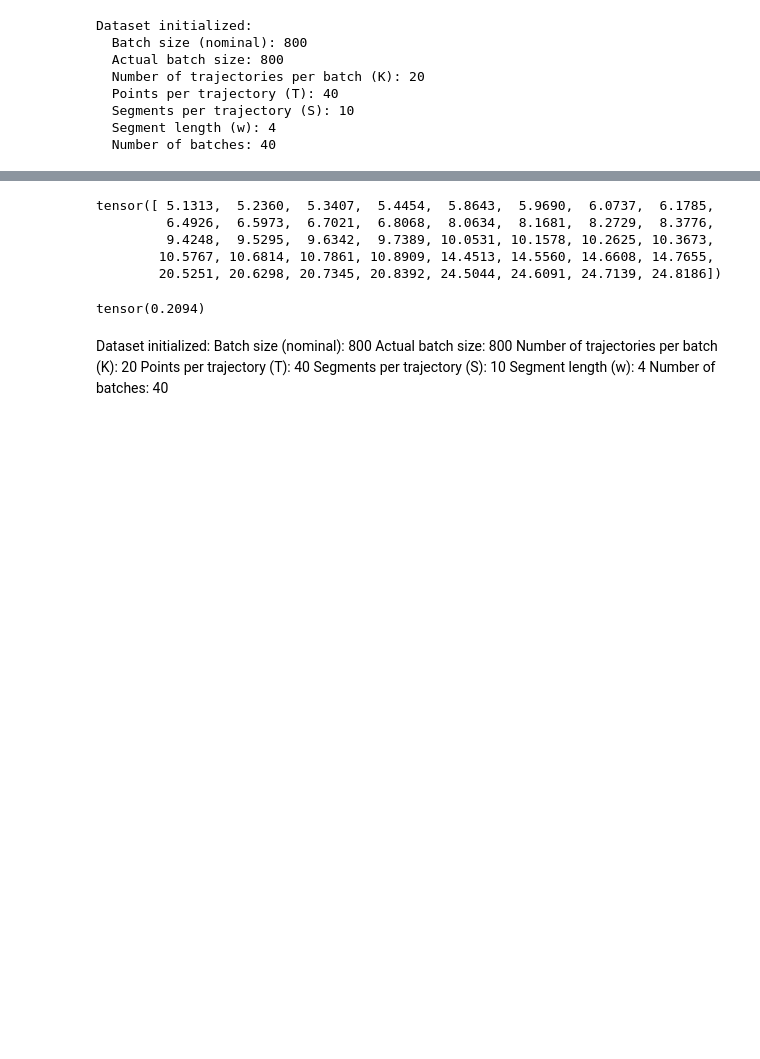
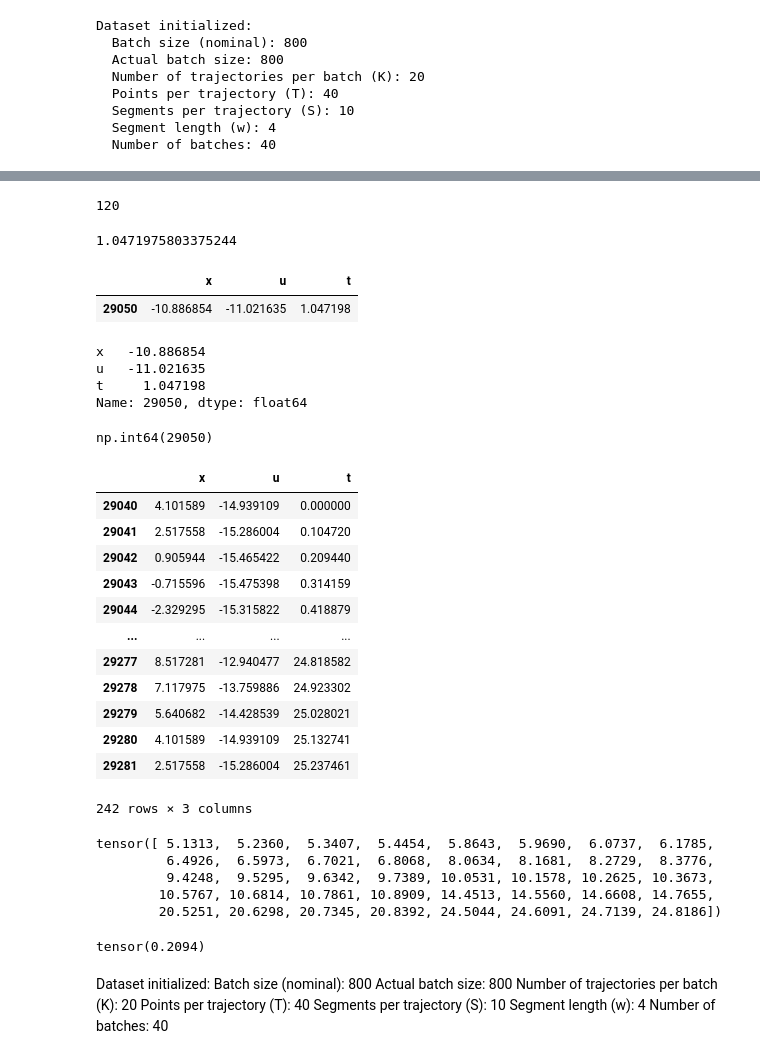
Before and after one commit to thomasGR9/Hamilton_Jacobi_NN, a Jupyter notebook: batch_and_nn_testing.ipynb, the cells around one changed output, grey strips where cells are left out. Cells and saved outputs as stored; diff of their text form; code cells hidden in the pictures; blank space fills up the shorter version.

Commit message:
will try to make a function that checks if the batch dataloader works as intended. Currently debugging the testing function

```diff
--- a/batch_and_nn_testing.ipynb
+++ b/batch_and_nn_testing.ipynb
@@ -1024,3 +1106,65 @@ for tid, points in trajectory_groups.items():
+# %%
+def find_time_index(traj_data, t_value, rtol=1e-3, atol=1e-3):
+    """Find index of time value with floating-point tolerance."""
+    matches = traj_data[np.isclose(traj_data['t'], t_value, rtol=rtol, atol=atol)]
+    if len(matches) == 0:
+        return None
+    return matches.index[0]
+# %%
+tid
+# %% [output]
+120
+# %%
+traj_data = get_data_from_trajectory_id(train_id_df, train_df, tid)
+# %%
+points[0]['t']
+# %% [output]
+1.0471975803375244
+# %%
+traj_data[np.isclose(traj_data['t'], points[0]['t'], rtol=1e-3, atol=1e-3)]
+# %% [output]
+|  | x | u | t |
+| 29050 | -10.886854 | -11.021635 | 1.047198 |
+# %%
+idx = find_time_index(traj_data, points[0]['t'])
+# %%
+traj_data.loc[idx]
+# %% [output]
+x   -10.886854
+u   -11.021635
+t     1.047198
+Name: 29050, dtype: float64
+# %%
+idx
+# %% [output]
+np.int64(29050)
+# %%
+ for point_idx, point in enumerate(points[:5]):  # Check first 5 points per trajectory
+                t_val = point['t']
+                try:
+                    idx = find_time_index(traj_data, t_val)
+                    if idx is None:
+                        raise IndexError(f"Time value {t_val} not found in trajectory")
+                    orig_row = traj_data.iloc[idx]
+
+                    assert np.isclose(point['x'], orig_row['x'], rtol=1e-6), \
+                        f"x mismatch: {point['x']} != {orig_row['x']}"
+                    assert np.isclose(point['u'], orig_row['u'], rtol=1e-6), \
+                        f"u mismatch: {point['u']} != {orig_row['u']}"
+# %% [output]
+|  | x | u | t |
+| 29040 | 4.101589 | -14.939109 | 0.000000 |
+| 29041 | 2.517558 | -15.286004 | 0.104720 |
+| 29042 | 0.905944 | -15.465422 | 0.209440 |
+| 29043 | -0.715596 | -15.475398 | 0.314159 |
+| 29044 | -2.329295 | -15.315822 | 0.418879 |
+| ... | ... | ... | ... |
+| 29277 | 8.517281 | -12.940477 | 24.818582 |
+| 29278 | 7.117975 | -13.759886 | 24.923302 |
+| 29279 | 5.640682 | -14.428539 | 25.028021 |
+| 29280 | 4.101589 | -14.939109 | 25.132741 |
+| 29281 | 2.517558 | -15.286004 | 25.237461 |
+242 rows × 3 columns
 # %%
 
 batch['t'][0:40]
```
Also changed, not shown: parts of 9 cells of this notebook.
